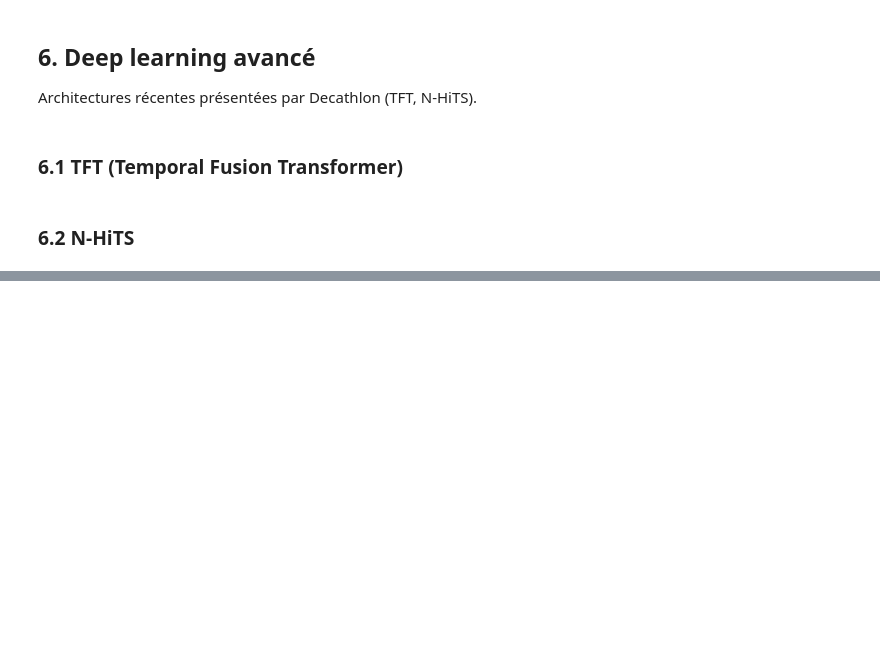
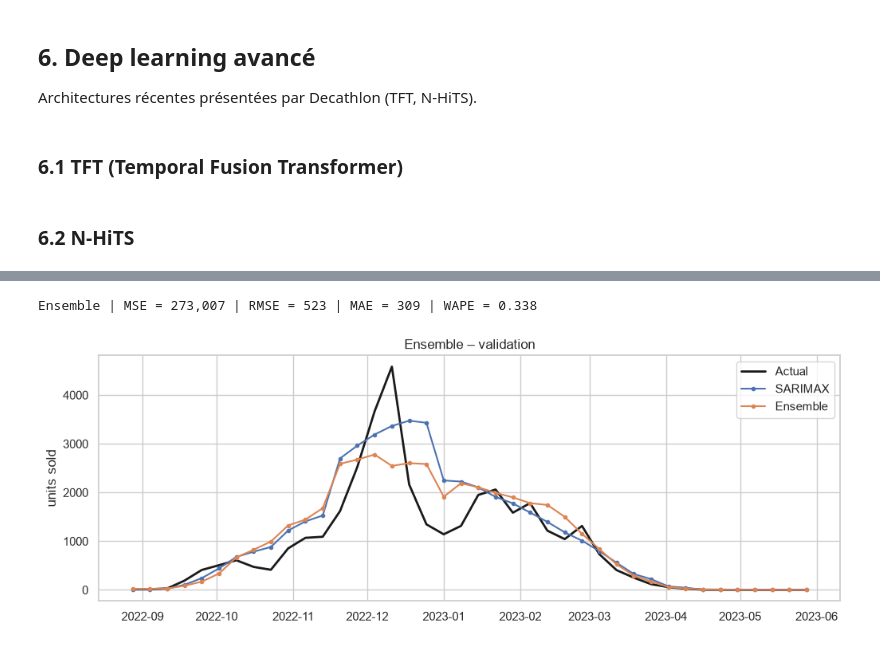
Before and after one commit to deboramendes27/decathlon-forecast, a Jupyter notebook: notebooks/02_modeles.ipynb, the cells around one changed output, grey strips where cells are left out. Saved outputs shown, nothing was run; the diff lists cells and outputs as text; code cells hidden in the pictures; blank space fills up the shorter version.

```diff
--- a/notebooks/02_modeles.ipynb
+++ b/notebooks/02_modeles.ipynb
@@ -685,0 +754,11 @@ results_table()
+# %%
+ENSEMBLE_MEMBERS = [sarimax_forecast, xgb_reg_forecast, lstm_reg_forecast]
+
+def ensemble_forecast(past, fut):
+    return pd.concat([f(past, fut).clip(lower=0) for f in ENSEMBLE_MEMBERS], axis=1).mean(axis=1)
+
+evaluate('Ensemble', ensemble_forecast)
+plot_val(['SARIMAX', 'Ensemble'], 'Ensemble – validation')
+# %% [output]
+Ensemble | MSE = 273,007 | RMSE = 523 | MAE = 309 | WAPE = 0.338
+[figure, added]
```
Also changed, not shown: parts of 62 cells of this notebook, 5 other files.
